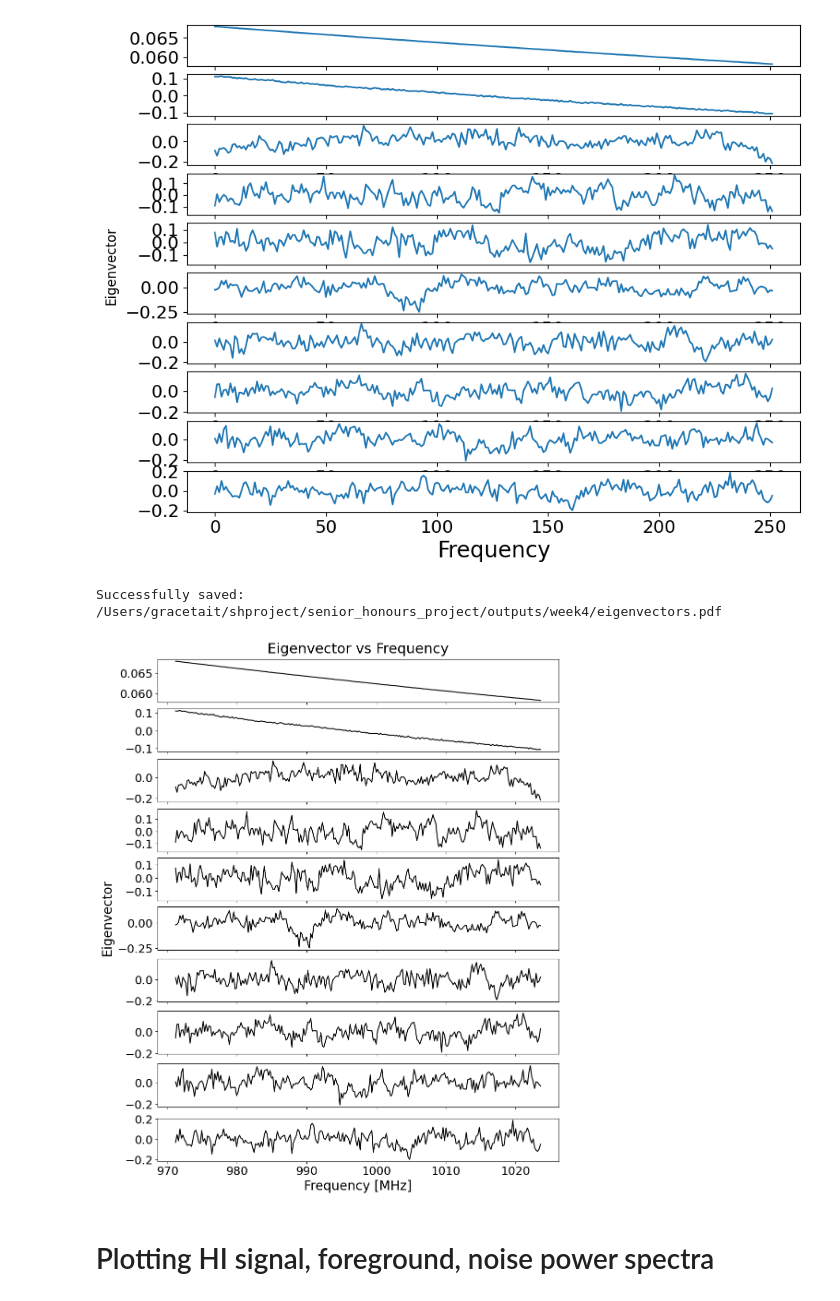
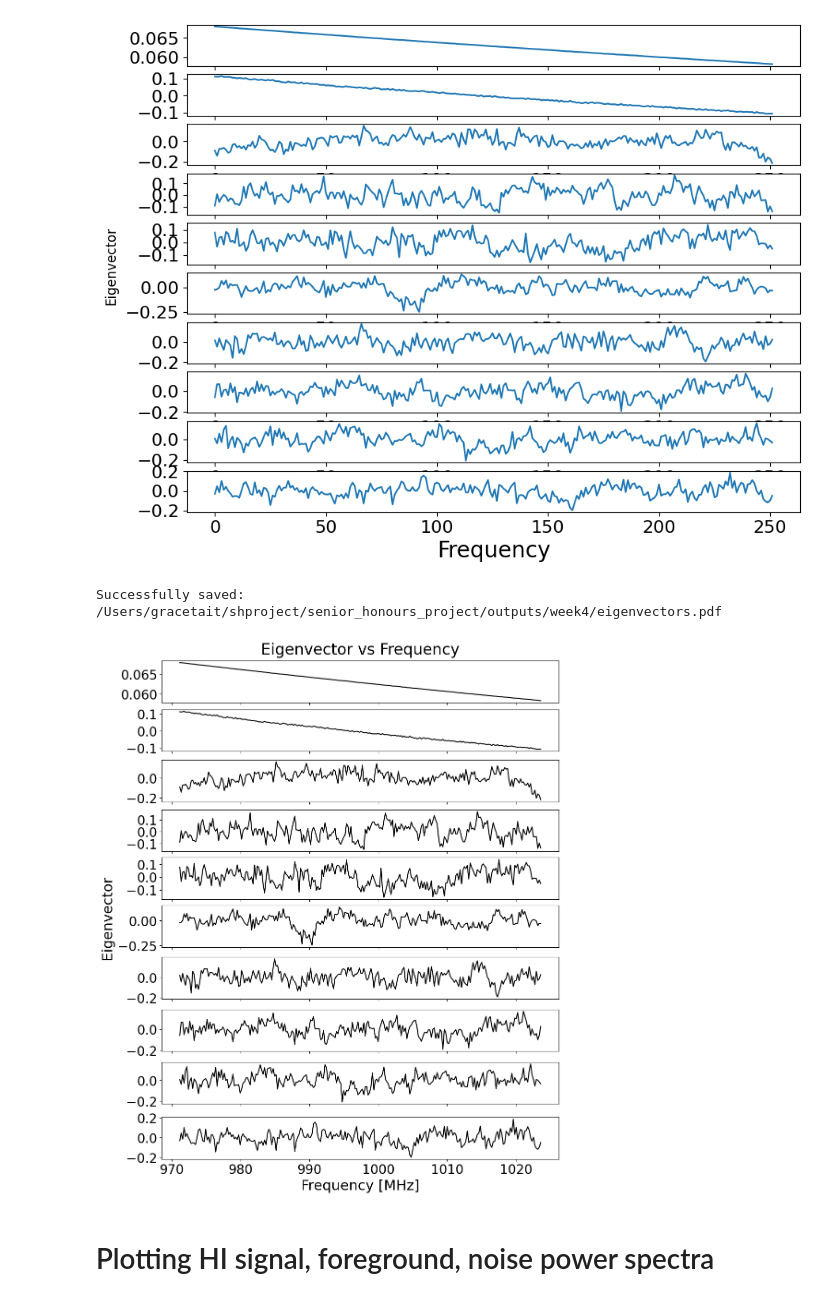
Before and after one commit to grxcetait/senior_honours_project, a Jupyter notebook: notebooks/week3/notebook_2.ipynb, the cells around one changed output. Drawn from its saved outputs; the diff is of its cells as text; code cells hidden in the pictures.

Commit message:
More plots

```diff
--- a/notebooks/week3/notebook_2.ipynb
+++ b/notebooks/week3/notebook_2.ipynb
@@ -295,27 +295,27 @@ Successfully saved: /Users/gracetait/shproject/senior_honours_project/outputs/we
 # %%
 # plot the first 10 eigenvectors with a frequency x-axis
 fig, axes = plt.subplots(10, 1, figsize=(10, 12), sharex=True, layout="constrained")
 
-fs = 20
+fs = 22
 
 for i in range(10):
     axes[i].plot(mock.nu/1e6, eigen_vectors[:, i], color='black', linestyle='-',)
 
     # Make the tick numbers and marks larger for each subplot
     axes[i].tick_params(axis='both', which='major', labelsize=fs-2)
 
 # Center the y-label across the whole figure
 fig.supylabel('Eigenvector', fontsize=fs)
 
 # Set the x-label on the bottom
 axes[-1].set_xlabel('Frequency [MHz]', fontsize=fs)
 axes[0].set_title('Eigenvector vs Frequency', fontsize=fs+2, pad=10)
 
 save_project_plot(plt.gcf(), week_number=4, filename="eigenvectors.pdf")
 plt.show()
 # %% [output]
 Successfully saved: /Users/gracetait/shproject/senior_honours_project/outputs/week4/eigenvectors.pdf
-[figure, old version]
+[figure, new version]
 # %% [markdown]
 # Plotting HI signal, foreground, noise power spectra
 # %% [markdown]
```
Also changed, not shown: 24 other files.
